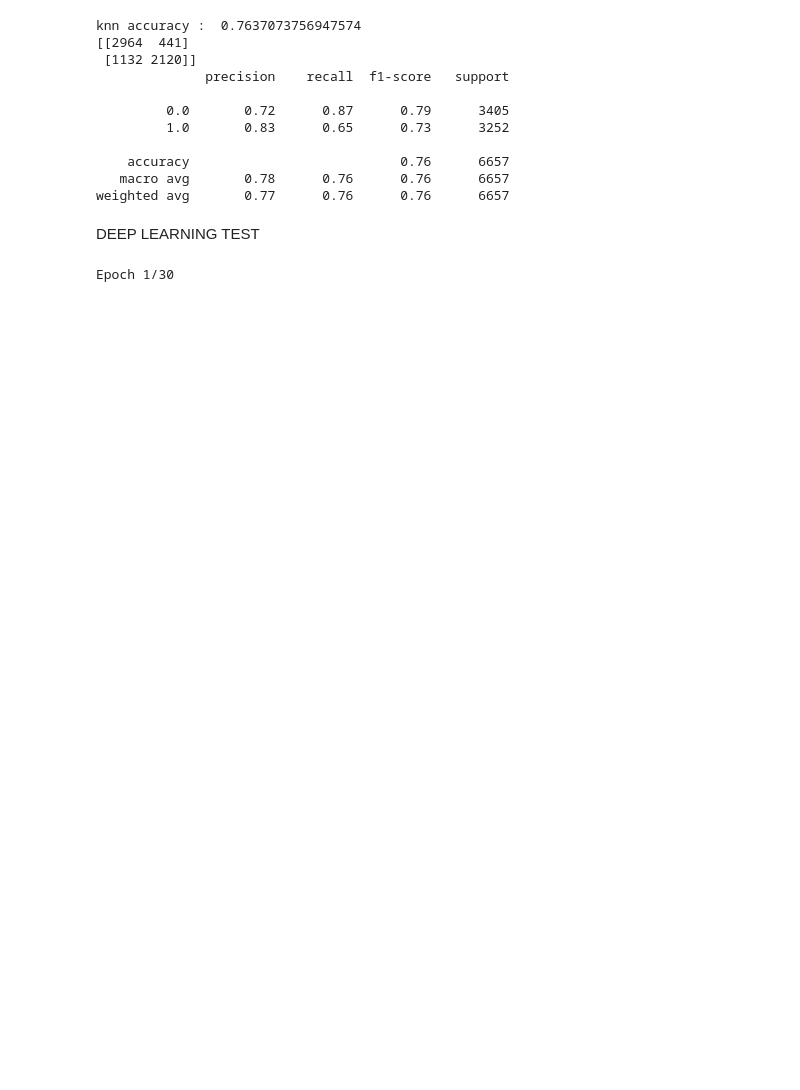
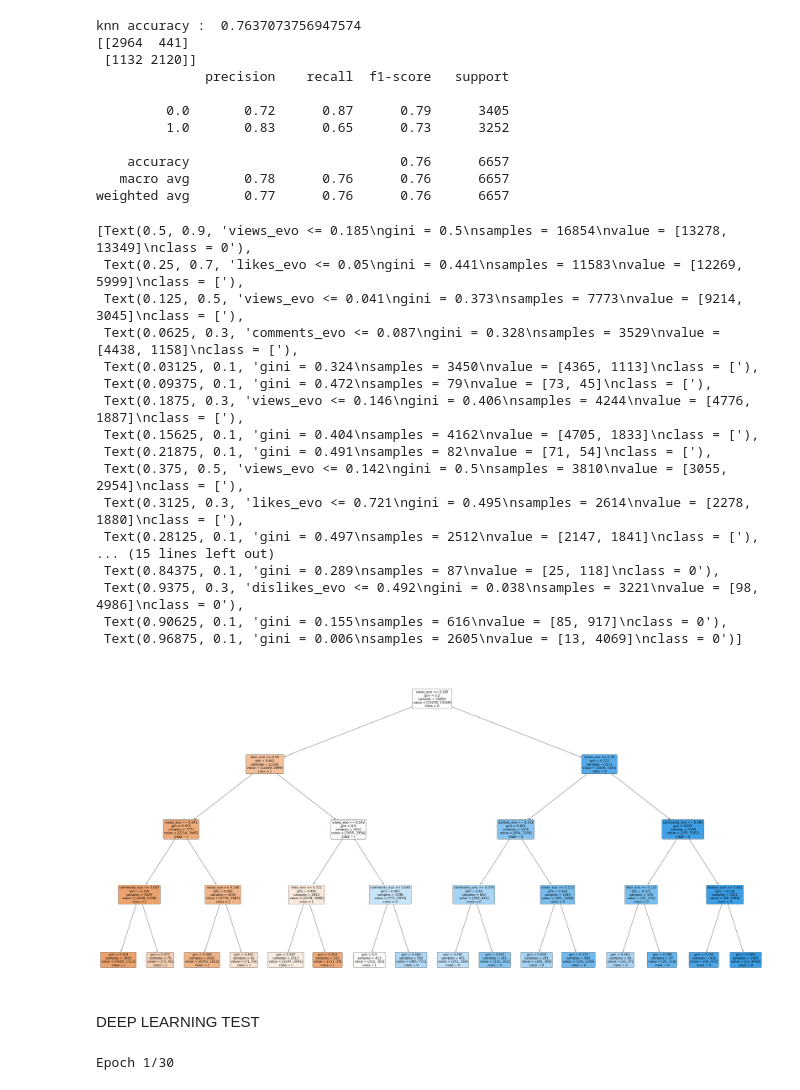
Before and after one commit to davsarkissian/Trending_List_Analysis, a Jupyter notebook: prediction.ipynb, the cells around one changed output. Cells and saved outputs as stored; diff of their text form; code cells hidden in the pictures; blank space fills up the shorter version.

```diff
--- a/prediction.ipynb
+++ b/prediction.ipynb
@@ -592,6 +692,35 @@ knn accuracy :  0.7637073756947574
     accuracy                           0.76      6657
    macro avg       0.78      0.76      0.76      6657
 weighted avg       0.77      0.76      0.76      6657
+# %%
+import matplotlib.pyplot as plt
+from sklearn.tree import plot_tree
+
+fig = plt.figure(figsize=(60, 30))
+plot_tree(rfc1.estimators_[199],
+          feature_names=X.columns,
+          class_names=str(rfc1.classes_),
+          filled=True, impurity=True,
+          rounded=True)
+# %% [output]
+[Text(0.5, 0.9, 'views_evo <= 0.185\ngini = 0.5\nsamples = 16854\nvalue = [13278, 13349]\nclass = 0'),
+ Text(0.25, 0.7, 'likes_evo <= 0.05\ngini = 0.441\nsamples = 11583\nvalue = [12269, 5999]\nclass = ['),
+ Text(0.125, 0.5, 'views_evo <= 0.041\ngini = 0.373\nsamples = 7773\nvalue = [9214, 3045]\nclass = ['),
+ Text(0.0625, 0.3, 'comments_evo <= 0.087\ngini = 0.328\nsamples = 3529\nvalue = [4438, 1158]\nclass = ['),
+ Text(0.03125, 0.1, 'gini = 0.324\nsamples = 3450\nvalue = [4365, 1113]\nclass = ['),
+ Text(0.09375, 0.1, 'gini = 0.472\nsamples = 79\nvalue = [73, 45]\nclass = ['),
+ Text(0.1875, 0.3, 'views_evo <= 0.146\ngini = 0.406\nsamples = 4244\nvalue = [4776, 1887]\nclass = ['),
+ Text(0.15625, 0.1, 'gini = 0.404\nsamples = 4162\nvalue = [4705, 1833]\nclass = ['),
+ Text(0.21875, 0.1, 'gini = 0.491\nsamples = 82\nvalue = [71, 54]\nclass = ['),
+ Text(0.375, 0.5, 'views_evo <= 0.142\ngini = 0.5\nsamples = 3810\nvalue = [3055, 2954]\nclass = ['),
+ Text(0.3125, 0.3, 'likes_evo <= 0.721\ngini = 0.495\nsamples = 2614\nvalue = [2278, 1880]\nclass = ['),
+ Text(0.28125, 0.1, 'gini = 0.497\nsamples = 2512\nvalue = [2147, 1841]\nclass = ['),
+... (15 lines left out)
+ Text(0.84375, 0.1, 'gini = 0.289\nsamples = 87\nvalue = [25, 118]\nclass = 0'),
+ Text(0.9375, 0.3, 'dislikes_evo <= 0.492\ngini = 0.038\nsamples = 3221\nvalue = [98, 4986]\nclass = 0'),
+ Text(0.90625, 0.1, 'gini = 0.155\nsamples = 616\nvalue = [85, 917]\nclass = 0'),
+ Text(0.96875, 0.1, 'gini = 0.006\nsamples = 2605\nvalue = [13, 4069]\nclass = 0')]
+[figure, added]
 # %% [markdown]
 DEEP LEARNING TEST
 # %%
```
Also changed, not shown: parts of 15 cells of this notebook.
